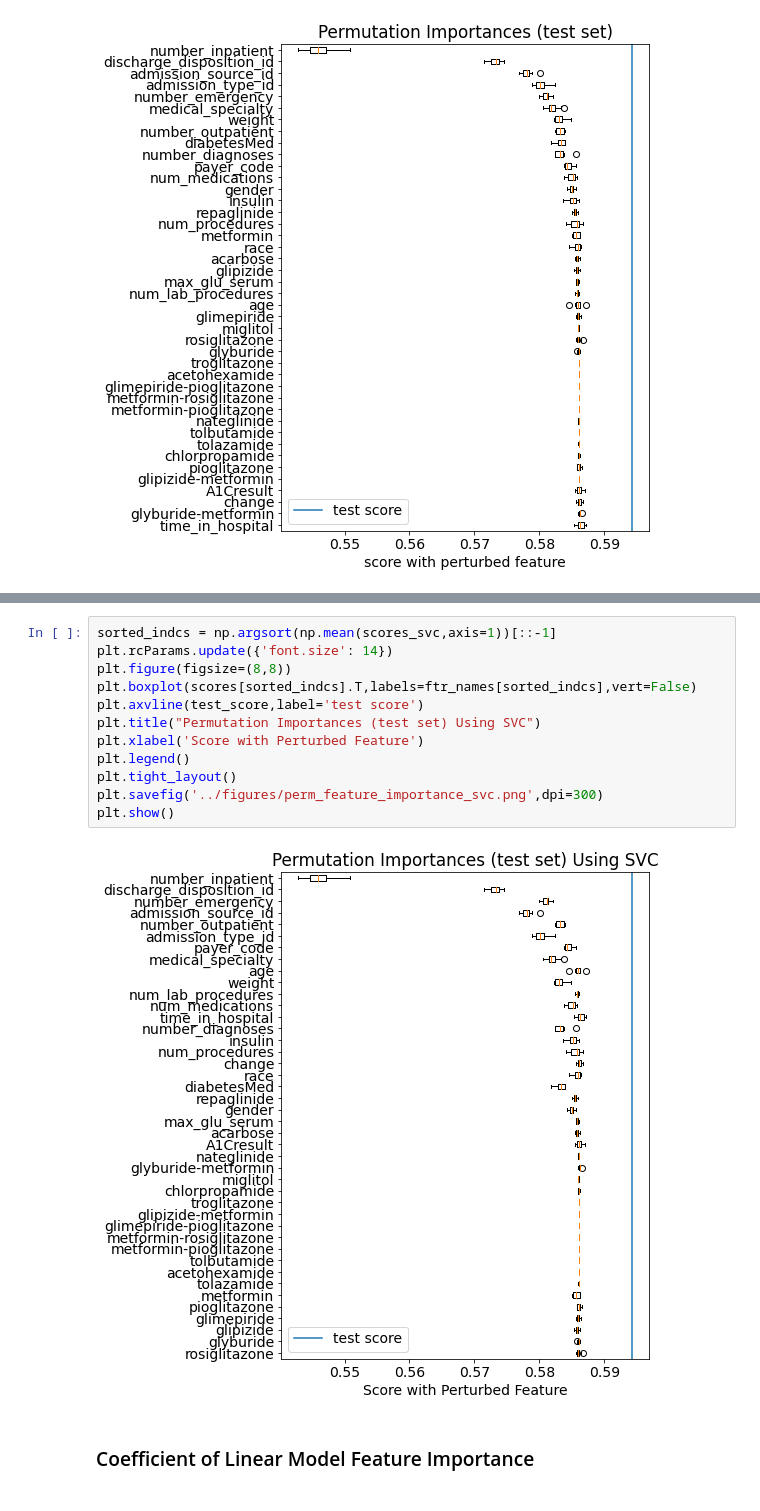
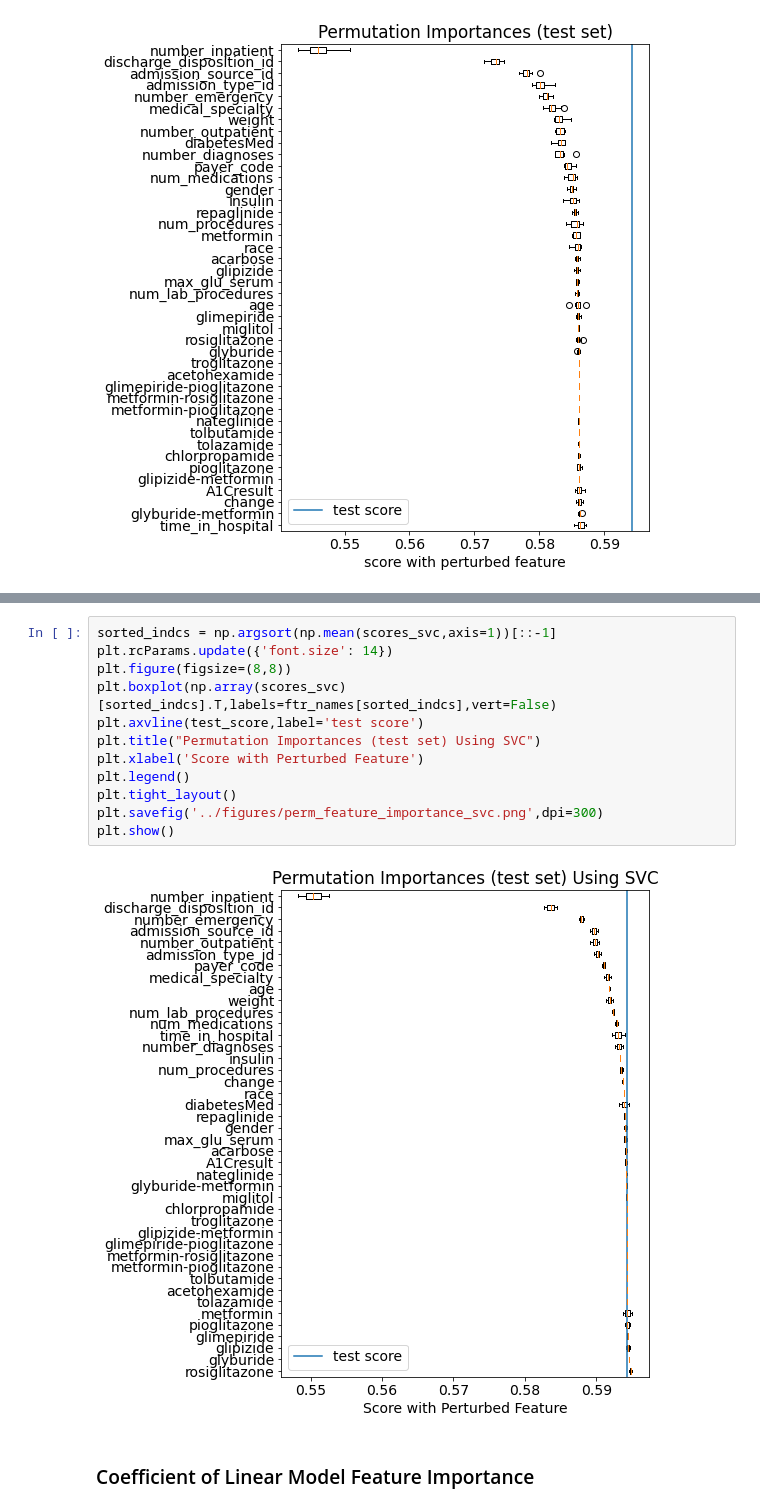
Before and after one commit to Ary-d/DiabetesReadmission_Ary-d, a Jupyter notebook: src/Final Project Report.ipynb, the cells around one changed output, grey strips where cells are left out. Saved outputs shown, nothing was run; the diff lists cells and outputs as text.

Commit message:
Figure added

```diff
--- a/src/Final Project Report.ipynb
+++ b/src/Final Project Report.ipynb
@@ -1145,17 +1145,17 @@ shuffling time_in_hospital
 # %%
 sorted_indcs = np.argsort(np.mean(scores_svc,axis=1))[::-1]
 plt.rcParams.update({'font.size': 14})
 plt.figure(figsize=(8,8))
-plt.boxplot(scores[sorted_indcs].T,labels=ftr_names[sorted_indcs],vert=False)
+plt.boxplot(np.array(scores_svc)[sorted_indcs].T,labels=ftr_names[sorted_indcs],vert=False)
 plt.axvline(test_score,label='test score')
 plt.title("Permutation Importances (test set) Using SVC")
 plt.xlabel('Score with Perturbed Feature')
 plt.legend()
 plt.tight_layout()
 plt.savefig('../figures/perm_feature_importance_svc.png',dpi=300)
 plt.show()
 # %% [output]
-[figure, old version]
+[figure, new version]
 # %% [markdown]
 ### Coefficient of Linear Model Feature Importance
 # %%
```
Also changed, not shown: parts of 30 cells of this notebook, 1 other file.
